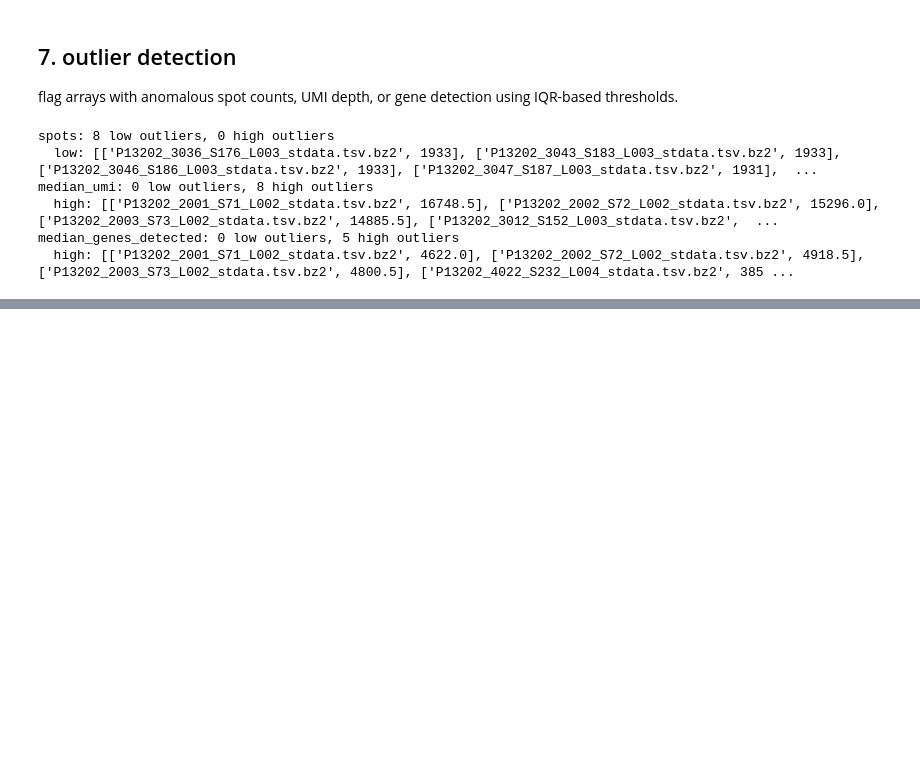
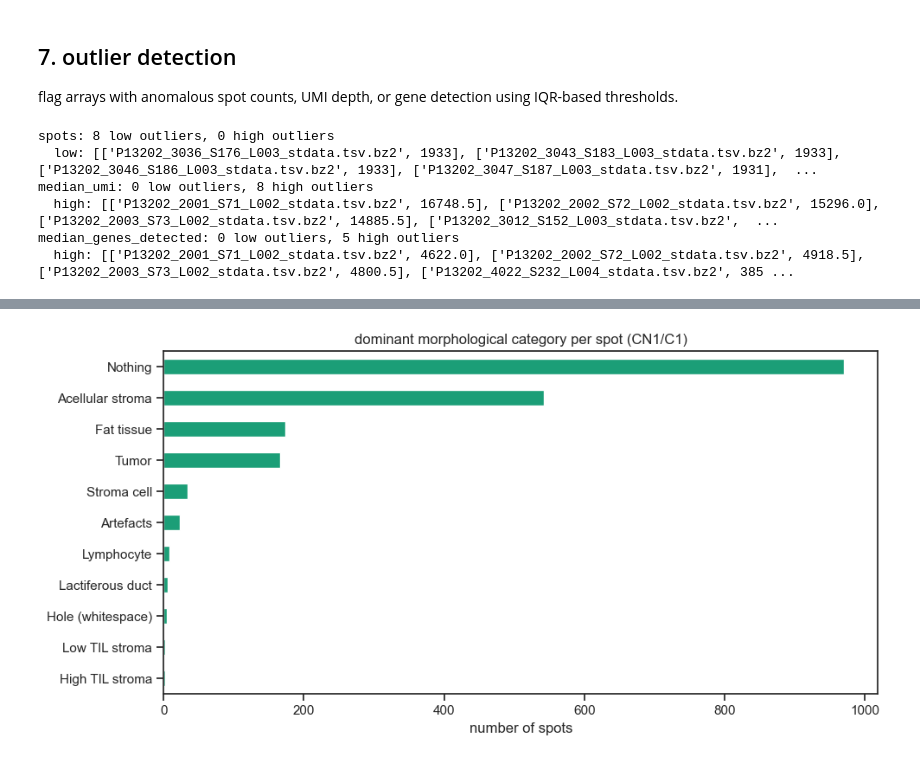
Before and after one commit to teslajoy/omicstra, a Jupyter notebook: notebooks/exploration/eda_data_inventory.ipynb, the cells around one changed output, grey strips where cells are left out. Saved outputs shown, nothing was run; the diff lists cells and outputs as text; code cells hidden in the pictures; blank space fills up the shorter version.

```diff
--- a/notebooks/exploration/eda_data_inventory.ipynb
+++ b/notebooks/exploration/eda_data_inventory.ipynb
@@ -292,0 +342,82 @@ median_genes_detected: 0 low outliers, 5 high outliers
+# %%
+# dominant category per spot (highest pixel fraction)
+dominant = annot.idxmax(axis=1)
+cat_counts = dominant.value_counts()
+
+fig, ax = plt.subplots(figsize=(10, 5))
+cat_counts.plot.barh(ax=ax)
+ax.set_xlabel('number of spots')
+ax.set_title('dominant morphological category per spot (CN1/C1)')
+ax.invert_yaxis()
+plt.tight_layout()
+plt.show()
+
+# overlay annotations on H&E
+spot_file = list((DATA / 'byArray' / 'CN1' / 'C1').glob('spot_data-all-*.tsv'))[0]
+all_spots = pd.read_csv(spot_file, sep='\t')
+
+# match spot indices between annotation matrix and coordinate file
+all_spots['spot_id'] = all_spots['x'].astype(str) + 'x' + all_spots['y'].astype(str)
+all_spots = all_spots.set_index('spot_id')
+shared = all_spots.index.intersection(annot.index)
+
+spots_with_annot = all_spots.loc[shared]
+annot_shared = annot.loc[shared]
+dom = annot_shared.idxmax(axis=1)
+
+# hand-picked high-contrast colors that read against dark H&E tissue
+cat_palette = {
+    'Tumor': '#ff0000',
+    'Tumor region': '#cc0000',
+    'Low TIL stroma': '#00ff00',
+    'High TIL stroma': '#00cc66',
+    'Acellular stroma': '#66ff66',
+    'Necrosis': '#ff00ff',
+    'Fat tissue': '#ffff00',
+    'Vessels': '#00ffff',
+    'Lymphoid nodule': '#ff8800',
+    'Lymphocyte': '#ff6600',
+    'Lactiferous duct': '#ffaaff',
+    'in situ': '#ff4488',
+    'Nerve': '#88ffff',
+    'Stroma cell': '#44ff44',
+    'Heterologous elements': '#ffcc00',
+    'Artefacts': '#aaaaaa',
+    'Hole (whitespace)': '#ffffff',
+    'Nothing': '#666666',
+}
+colors = [cat_palette.get(c, '#ffffff') for c in dom]
+
+# load H&E thumbnail
+he_small = list((DATA / 'byArray' / 'CN1' / 'C1').glob('*HE*small*'))[0]
+he_img = Image.open(he_small)
+
+fig, axes = plt.subplots(1, 2, figsize=(16, 7))
+
+# left: H&E alone
+axes[0].imshow(he_img)
+axes[0].set_title('H&E (CN1/C1)')
+axes[0].axis('off')
+
+# right: H&E with annotation overlay
+axes[1].imshow(he_img)
+axes[1].scatter(spots_with_annot['pixel_x'], spots_with_annot['pixel_y'],
+                c=colors, s=20, alpha=0.9, edgecolors='white', linewidths=0.3)
+axes[1].set_title('morphological annotations overlaid on H&E')
+axes[1].axis('off')
+
+# legend - only categories present
+from matplotlib.lines import Line2D
+present = sorted(dom.unique())
+legend_elements = [Line2D([0], [0], marker='o', color='w',
+                   markerfacecolor=cat_palette.get(c, '#ffffff'), markersize=8,
+                   markeredgecolor='black', markeredgewidth=0.5, label=c)
+                   for c in present]
+axes[1].legend(handles=legend_elements, fontsize=7, loc='upper right', ncol=2,
+               facecolor='white', framealpha=0.9)
+
+he_img.close()
+plt.tight_layout()
+plt.show()
+# %% [output]
+[figure, added]
```
Also changed, not shown: parts of 11 cells of this notebook, 3 other files.
